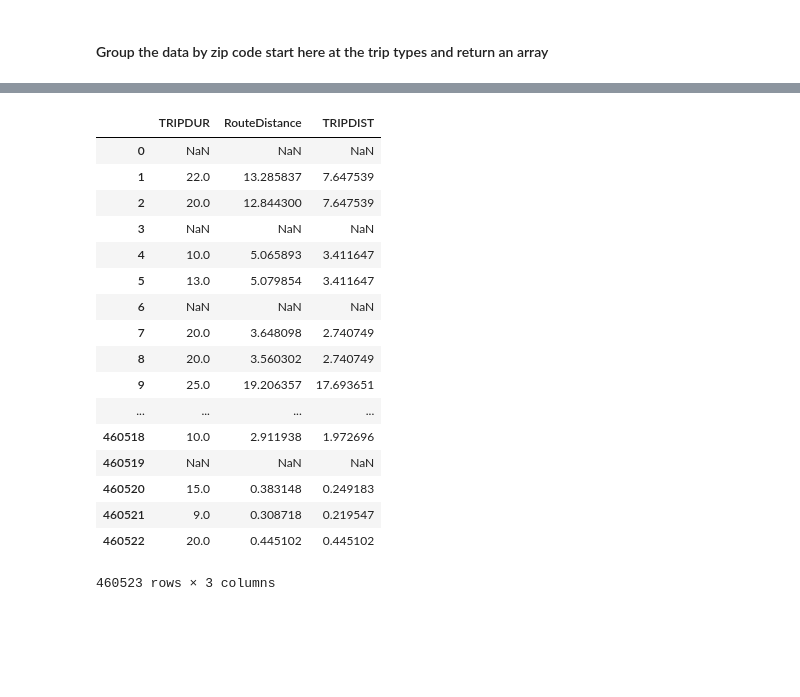
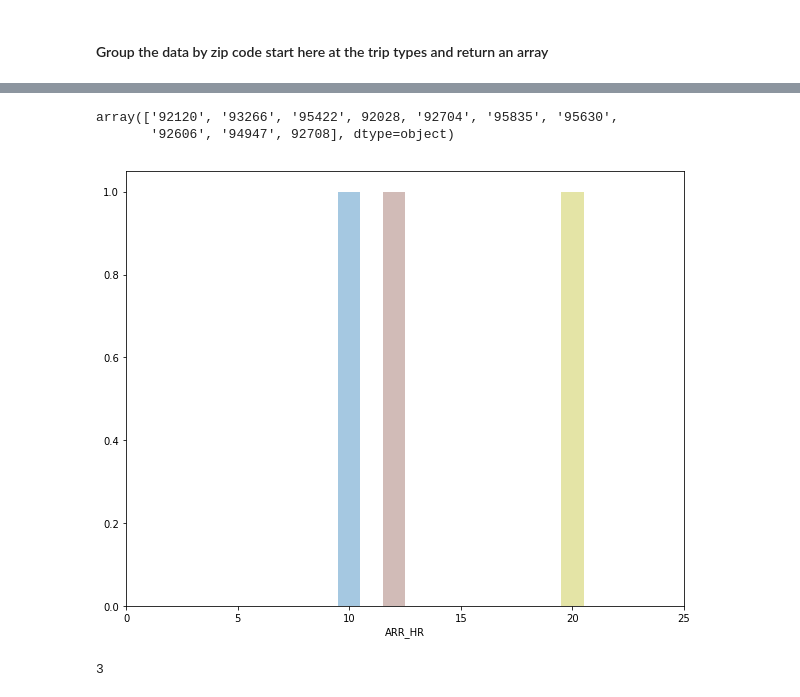
Before and after one commit to abaum1/mobilitymotifs, a Jupyter notebook: CHTS data -> zip code model input.ipynb, the cells around one changed output, grey strips where cells are left out. Drawn from its saved outputs; the diff is of its cells as text; code cells hidden in the pictures; blank space fills up the shorter version.

```diff
--- a/CHTS data -> zip code model input.ipynb
+++ b/CHTS data -> zip code model input.ipynb
@@ -384,21 +368,18 @@ len(place[place["TRIPDUR"].isna()])/len(place)
-# %%
-place[["TRIPDUR", "RouteDistance", "TRIPDIST"]]
-# %% [output]
-|  | TRIPDUR | RouteDistance | TRIPDIST |
-| 0 | NaN | NaN | NaN |
-| 1 | 22.0 | 13.285837 | 7.647539 |
-| 2 | 20.0 | 12.844300 | 7.647539 |
-| 3 | NaN | NaN | NaN |
-| 4 | 10.0 | 5.065893 | 3.411647 |
-| 5 | 13.0 | 5.079854 | 3.411647 |
-| 6 | NaN | NaN | NaN |
-| 7 | 20.0 | 3.648098 | 2.740749 |
-| 8 | 20.0 | 3.560302 | 2.740749 |
-| 9 | 25.0 | 19.206357 | 17.693651 |
-| ... | ... | ... | ... |
-| 460518 | 10.0 | 2.911938 | 1.972696 |
-| 460519 | NaN | NaN | NaN |
-| 460520 | 15.0 | 0.383148 | 0.249183 |
-| 460521 | 9.0 | 0.308718 | 0.219547 |
-| 460522 | 20.0 | 0.445102 | 0.445102 |
-460523 rows × 3 columns
+# %%
+test_zips = np.random.choice(v_zips["ZIP"].unique(), 10)
+test_zips
+# %% [output]
+array(['92120', '93266', '95422', 92028, '92704', '95835', '95630',
+       '92606', '94947', 92708], dtype=object)
+# %%
+plt.figure(figsize=(10,8))
+for zip_c in test_zips:
+    z = v_zips[(v_zips["ZIP"] == zip_c) & (v_zips["MODE"].isin([6,7]))]
+    sns.distplot(z["ARR_HR"], kde=False);
+    plt.xlim(0,25)
+# %% [output]
+[figure, added]
+# %%
+get_features(sample)[0]
+# %% [output]
+3
```
Also changed, not shown: parts of 14 cells of this notebook.
